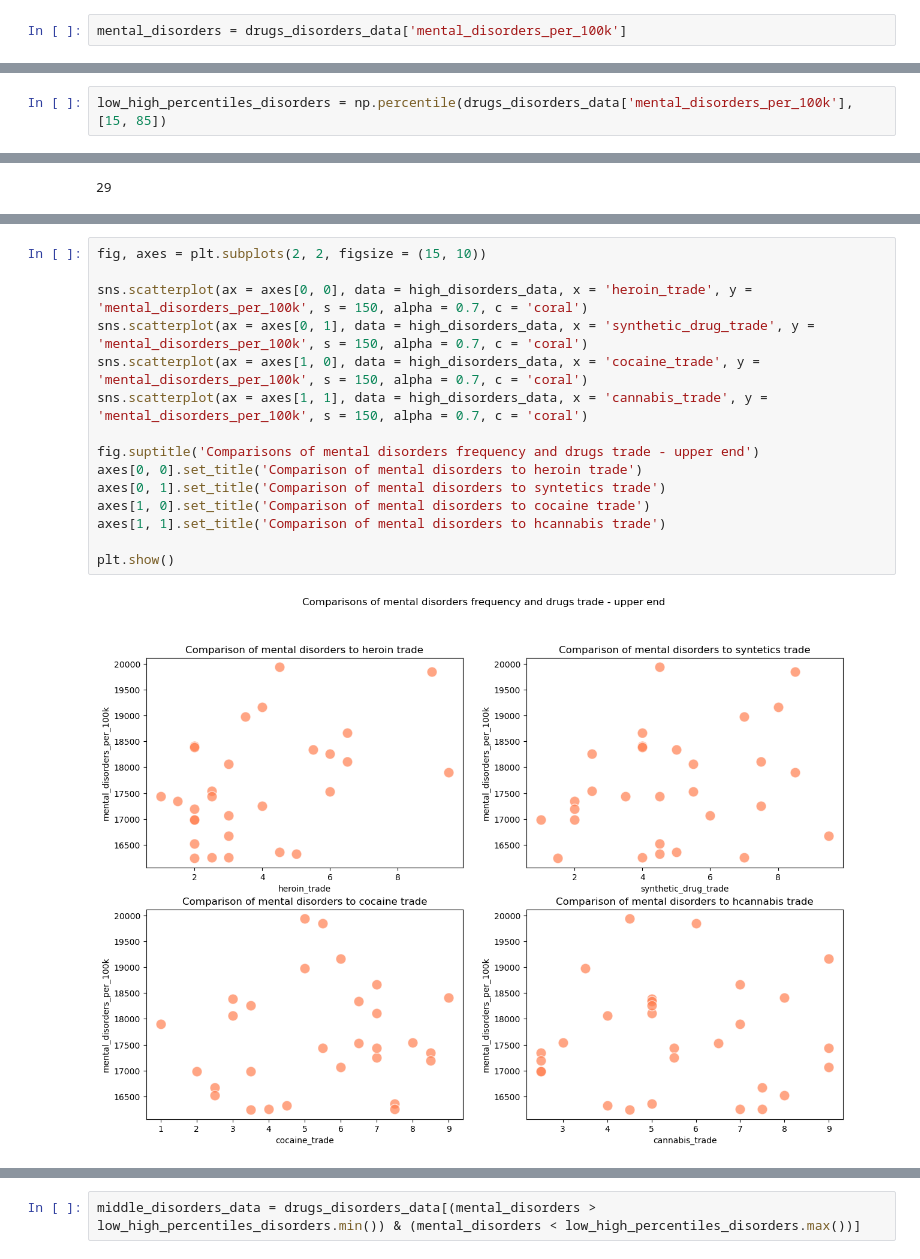
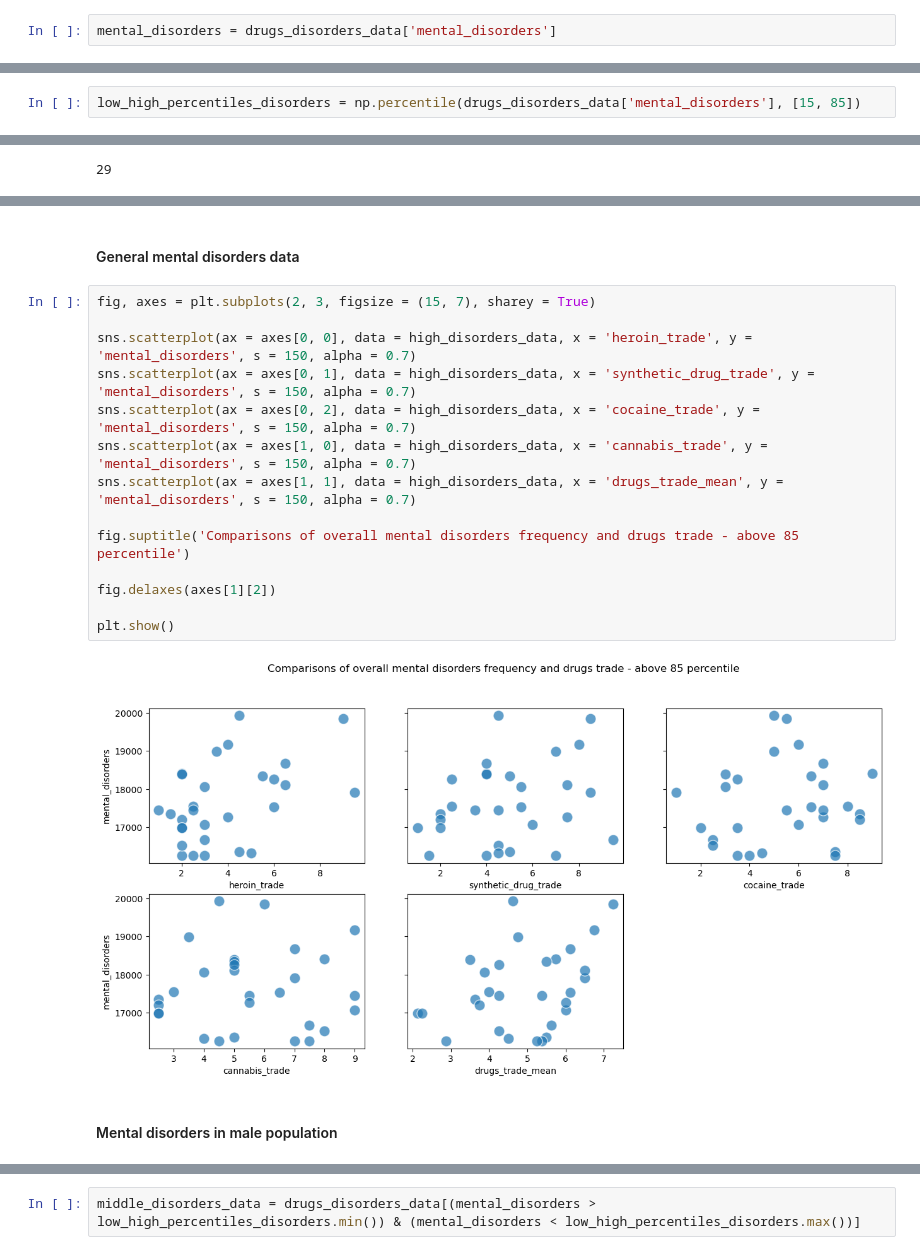
Before and after one commit to finarfin11/drugs_and_mental_illness, a Jupyter notebook: notebooks/eda_notebook.ipynb, the cells around one changed output, grey strips where cells are left out. Cells and saved outputs as stored; diff of their text form.

```diff
--- a/notebooks/eda_notebook.ipynb
+++ b/notebooks/eda_notebook.ipynb
@@ -54,2 +52,2 @@ drugs_disorders_data.describe()
 # %%
-mental_disorders = drugs_disorders_data['mental_disorders_per_100k']
+mental_disorders = drugs_disorders_data['mental_disorders']
@@ -96,5 +121,5 @@ I am interested in observations within the extremes of mental disorders distribu
 # %%
-low_high_percentiles_disorders = np.percentile(drugs_disorders_data['mental_disorders_per_100k'], [15, 85])
+low_high_percentiles_disorders = np.percentile(drugs_disorders_data['mental_disorders'], [15, 85])
 # %%
 low_high_percentiles_disorders
 # %% [output]
@@ -129,17 +157,20 @@ high_disorders_data.corr(numeric_only = True)
+# %% [markdown]
+#### General mental disorders data
 # %%
-fig, axes = plt.subplots(2, 2, figsize = (15, 10))
+fig, axes = plt.subplots(2, 3, figsize = (15, 7), sharey = True)
 
-sns.scatterplot(ax = axes[0, 0], data = high_disorders_data, x = 'heroin_trade', y = 'mental_disorders_per_100k', s = 150, alpha = 0.7, c = 'coral')
-sns.scatterplot(ax = axes[0, 1], data = high_disorders_data, x = 'synthetic_drug_trade', y = 'mental_disorders_per_100k', s = 150, alpha = 0.7, c = 'coral')
-sns.scatterplot(ax = axes[1, 0], data = high_disorders_data, x = 'cocaine_trade', y = 'mental_disorders_per_100k', s = 150, alpha = 0.7, c = 'coral')
-sns.scatterplot(ax = axes[1, 1], data = high_disorders_data, x = 'cannabis_trade', y = 'mental_disorders_per_100k', s = 150, alpha = 0.7, c = 'coral')
+sns.scatterplot(ax = axes[0, 0], data = high_disorders_data, x = 'heroin_trade', y = 'mental_disorders', s = 150, alpha = 0.7)
+sns.scatterplot(ax = axes[0, 1], data = high_disorders_data, x = 'synthetic_drug_trade', y = 'mental_disorders', s = 150, alpha = 0.7)
+sns.scatterplot(ax = axes[0, 2], data = high_disorders_data, x = 'cocaine_trade', y = 'mental_disorders', s = 150, alpha = 0.7)
+sns.scatterplot(ax = axes[1, 0], data = high_disorders_data, x = 'cannabis_trade', y = 'mental_disorders', s = 150, alpha = 0.7)
+sns.scatterplot(ax = axes[1, 1], data = high_disorders_data, x = 'drugs_trade_mean', y = 'mental_disorders', s = 150, alpha = 0.7)
 
-fig.suptitle('Comparisons of mental disorders frequency and drugs trade - upper end')
-axes[0, 0].set_title('Comparison of mental disorders to heroin trade')
-axes[0, 1].set_title('Comparison of mental disorders to syntetics trade')
-axes[1, 0].set_title('Comparison of mental disorders to cocaine trade')
-axes[1, 1].set_title('Comparison of mental disorders to hcannabis trade')
+fig.suptitle('Comparisons of overall mental disorders frequency and drugs trade - above 85 percentile')
+
+fig.delaxes(axes[1][2])
 
 plt.show()
 # %% [output]
-[figure, old version]
+[figure, new version]
+# %% [markdown]
+#### Mental disorders in male population
```
Also changed, not shown: parts of 27 cells of this notebook, 5 other files.
